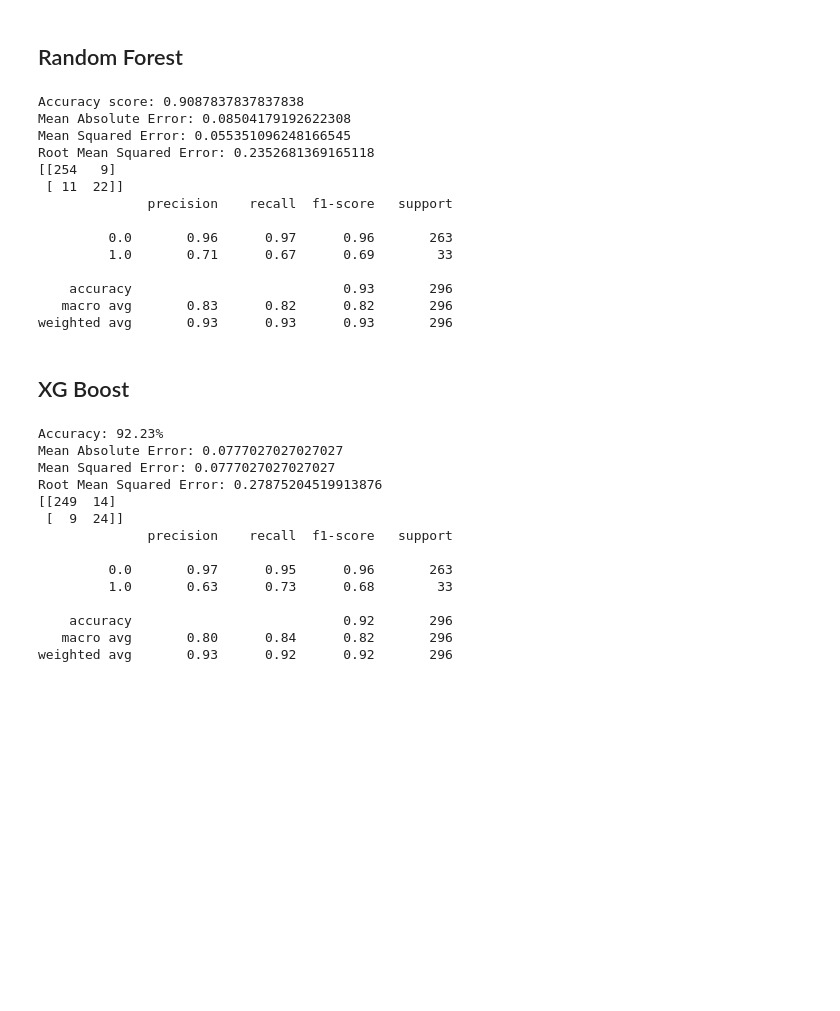
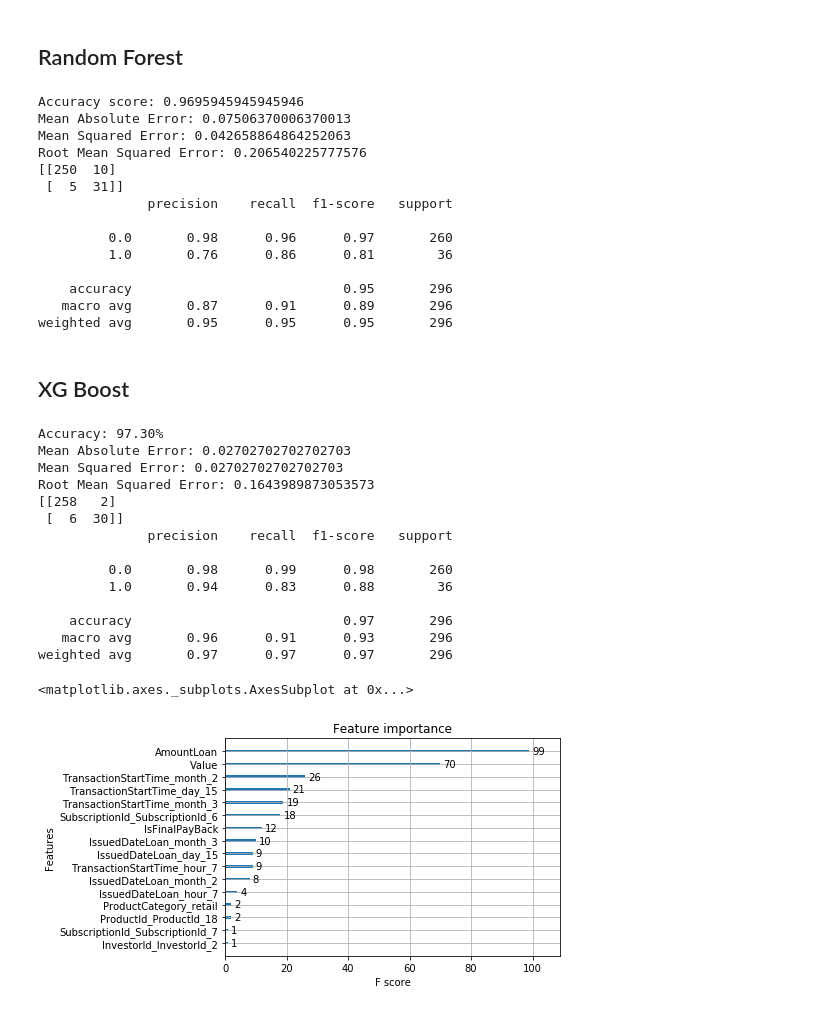
Before and after one commit to H-u-g-o/Credit-Score, a Jupyter notebook: Credit Score.ipynb, the cells around one changed output. Saved outputs shown, nothing was run; the diff lists cells and outputs as text; code cells hidden in the pictures; blank space fills up the shorter version.

Commit message:
Adding model parameter tuning

```diff
--- a/Credit Score.ipynb
+++ b/Credit Score.ipynb
@@ -312,6 +308,6 @@ list(features_selected.columns)
 # %%
 #Divivde Dataset in training/test with sklearn function
-x_train, x_test, y_train, y_test = train_test_split(X_new, y, test_size=0.2)
+x_train, x_test, y_train, y_test = train_test_split(X, y, test_size=0.2, random_state=101)
 # %% [markdown]
 ## Decision tree
 # %%
@@ -381,7 +375,7 @@ weighted avg       0.92      0.91      0.91       296
 from sklearn.ensemble import RandomForestRegressor
 
 
-regressor = RandomForestRegressor(n_estimators=20, random_state=0)
+regressor = RandomForestRegressor(n_estimators=100,criterion='mse', random_state=0, max_depth=5, max_leaf_nodes=15, bootstrap=False)
 regressor.fit(x_train, y_train)
 y_pred = regressor.predict(x_test)
 
@@ -392,20 +386,20 @@ print('Root Mean Squared Error:', np.sqrt(metrics.mean_squared_error(y_test, y_p
 print(confusion_matrix(y_test,y_pred.round()))
 print(classification_report(y_test,y_pred.round()))
 # %% [output]
-Accuracy score: 0.9087837837837838
-Mean Absolute Error: 0.08504179192622308
-Mean Squared Error: 0.055351096248166545
-Root Mean Squared Error: 0.2352681369165118
-[[254   9]
- [ 11  22]]
+Accuracy score: 0.9695945945945946
+Mean Absolute Error: 0.07506370006370013
+Mean Squared Error: 0.042658864864252063
+Root Mean Squared Error: 0.206540225777576
+[[250  10]
+ [  5  31]]
               precision    recall  f1-score   support
 
-         0.0       0.96      0.97      0.96       263
-         1.0       0.71      0.67      0.69        33
+         0.0       0.98      0.96      0.97       260
+         1.0       0.76      0.86      0.81        36
 
-    accuracy                           0.93       296
-   macro avg       0.83      0.82      0.82       296
-weighted avg       0.93      0.93      0.93       296
+    accuracy                           0.95       296
+   macro avg       0.87      0.91      0.89       296
+weighted avg       0.95      0.95      0.95       296
 # %% [markdown]
 ## XG Boost
 # %%
@@ -413,5 +408,5 @@ from xgboost import XGBClassifier
 # %%
-model = XGBClassifier()
+model = XGBClassifier(booster = 'gbtree', eta=0.1, max_depth=4,colsample_bytree=0.9,min_child_weight=1,learning_rate=0.25,n_estimators=100,objective = "binary:logistic",random_state=42)
 model.fit(x_train, y_train)
 
 # make predictions for test data
@@ -427,17 +422,22 @@ print('Root Mean Squared Error:', np.sqrt(metrics.mean_squared_error(y_test, y_p
 print(confusion_matrix(y_test,y_pred))
 print(classification_report(y_test,y_pred))
 # %% [output]
-Accuracy: 92.23%
-Mean Absolute Error: 0.0777027027027027
-Mean Squared Error: 0.0777027027027027
-Root Mean Squared Error: 0.27875204519913876
-[[249  14]
- [  9  24]]
+Accuracy: 97.30%
+Mean Absolute Error: 0.02702702702702703
+Mean Squared Error: 0.02702702702702703
+Root Mean Squared Error: 0.1643989873053573
+[[258   2]
+ [  6  30]]
               precision    recall  f1-score   support
 
-         0.0       0.97      0.95      0.96       263
-         1.0       0.63      0.73      0.68        33
+         0.0       0.98      0.99      0.98       260
+         1.0       0.94      0.83      0.88        36
 
-    accuracy                           0.92       296
-   macro avg       0.80      0.84      0.82       296
-weighted avg       0.93      0.92      0.92       296
+    accuracy                           0.97       296
+   macro avg       0.96      0.91      0.93       296
+weighted avg       0.97      0.97      0.97       296
+# %%
+xgb.plot_importance(model)
+# %% [output]
+<matplotlib.axes._subplots.AxesSubplot at 0x...>
+[figure, added]
```
Also changed, not shown: parts of 5 cells of this notebook.
